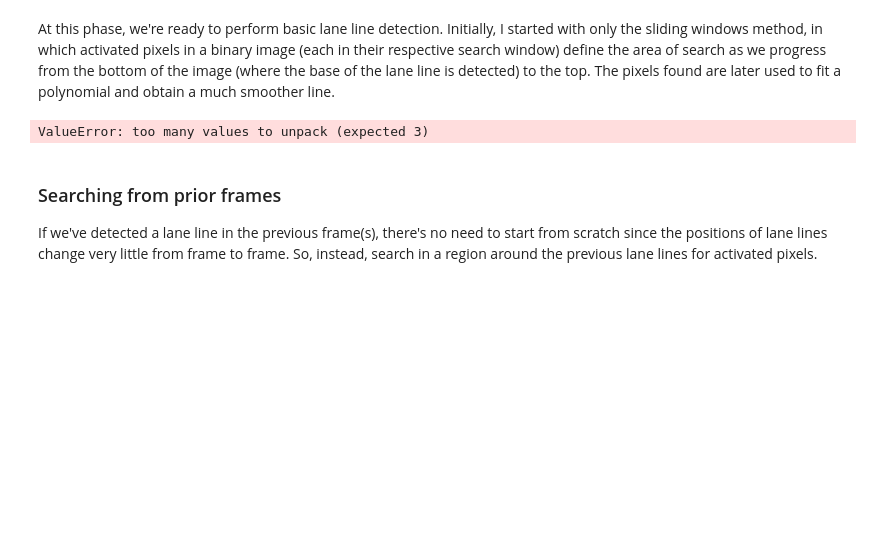
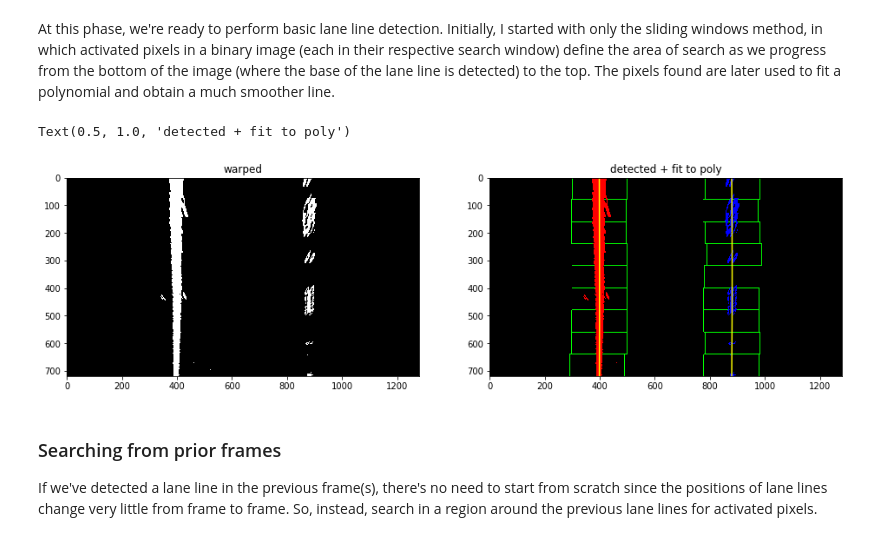
Before and after one commit to kobeeraveendran/advanced-lane-finding, a Jupyter notebook: src/lf-pipeline.ipynb, the cells around one changed output. Drawn from its saved outputs; the diff is of its cells as text; code cells hidden in the pictures; blank space fills up the shorter version.

Commit message:
integrated line objects, update during sliding windows

```diff
--- a/src/lf-pipeline.ipynb
+++ b/src/lf-pipeline.ipynb
@@ -331,13 +331,17 @@ def sliding_window(image, left_lane_line, right_lane_line):
 
     left_lane_line.prev_x = left_lane_line.x
     left_lane_line.x =  left_x
+    left_lane_line.prev_y = left_lane_line.y
+    left_lane_line.y =  left_y
 
     right_lane_line.prev_x = right_lane_line.x
     right_lane_line.x = right_x
+    right_lane_line.prev_y = right_lane_line.y
+    right_lane_line.y = right_y
 
     left_lane_line, right_lane_line, out_img = fit_poly(image.shape, left_lane_line, right_lane_line, out_img)
 
-    return left_x, left_y, right_x, right_y, car_center, lane_center, out_img
+    return left_lane_line, right_lane_line, car_center, lane_center, out_img
 
 # fit the detected lane pixels a polynomial
 def fit_poly(img_shape, left_lane_line, right_lane_line, out_img):
@@ -352,39 +356,37 @@ def fit_poly(img_shape, left_lane_line, right_lane_line, out_img):
 
     out_img[lefty, leftx] = [255, 0, 0]
     out_img[righty, rightx] = [0, 0, 255]
 
     left_lane_line.prev_fit = left_lane_line.current_fit
     left_lane_line.current_fit = left_fit
 
     right_lane_line.prev_fit = right_lane_line.current_fit
     right_lane_line.current_fit = right_fit
 
-    return left_fit, right_fit, left_fitx, right_fitx, y, out_img
+    return left_lane_line, right_lane_line, out_img
 
 # testing the sliding window method
 # line objects
 left_lane_line = Line()
 right_lane_line = Line()
 
 # get warped binary image from thresholding step
 warped = perspective_transform(thresholded, mtx, dist, src, dest)
 
-leftx, lefty, rightx, righty, car_center, lane_center, out_img = sliding_window(warped, left_lane_line, right_lane_line)
-
-# after fitting to polynomial
-left_fit, right_fit, left_fitx, right_fitx, y, out_img = fit_poly(warped.shape, leftx, lefty, rightx, righty, out_img)
+left_lane_line, right_lane_line, car_center, lane_center, out_img = sliding_window(warped, left_lane_line, right_lane_line)
 
 fig, (ax1, ax2) = plt.subplots(1, 2, figsize = (16, 8))
 
 ax1.imshow(warped, cmap = "gray")
 ax1.set_title("warped")
 
 ax2.imshow(out_img, cmap = "gray")
 ax2.plot(left_fitx, y, color = "yellow")
 ax2.plot(right_fitx, y, color = "yellow")
 ax2.set_title("detected + fit to poly")
 # %% [output]
-ValueError: too many values to unpack (expected 3)
+Text(0.5, 1.0, 'detected + fit to poly')
+[figure, added]
 # %% [markdown]
 ### Searching from prior frames
 
```
